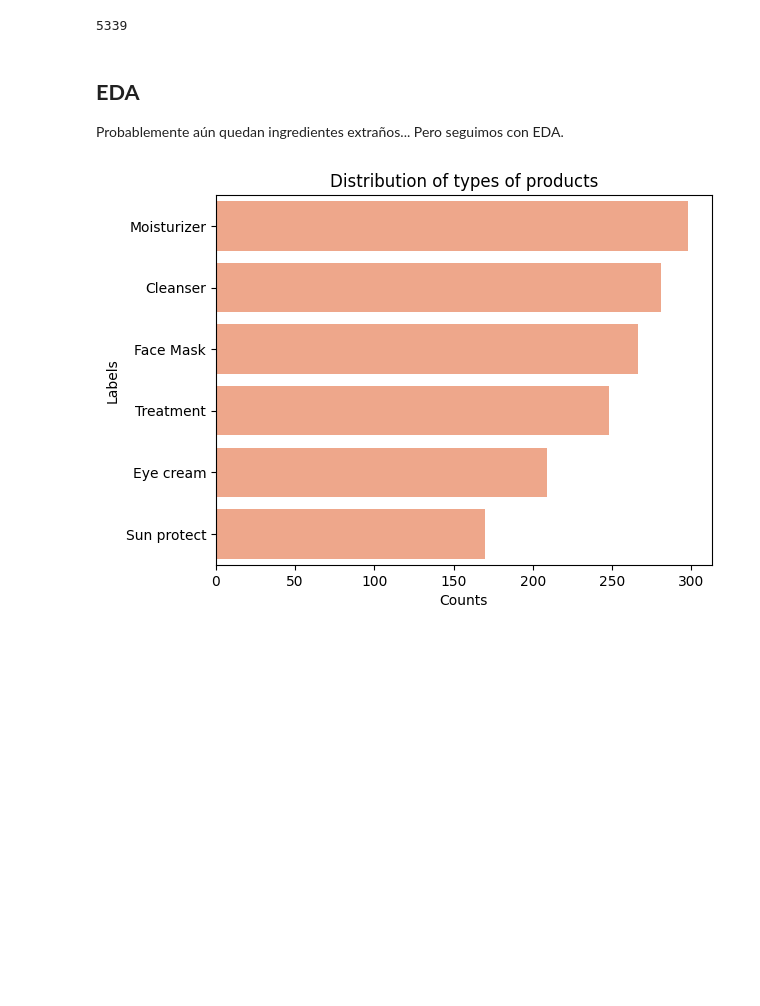
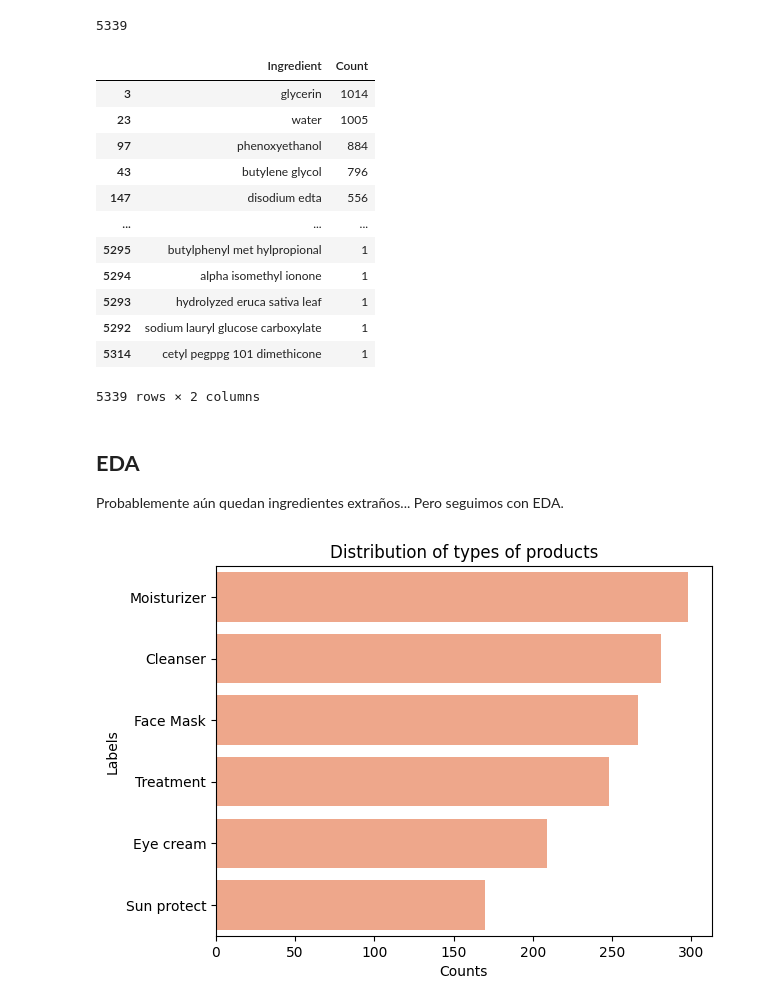
Before and after one commit to Andrea-Coa/dermis, a Jupyter notebook: eda/sephora.ipynb, the cells around one changed output. Drawn from its saved outputs; the diff is of its cells as text; code cells hidden in the pictures; blank space fills up the shorter version.

```diff
--- a/eda/sephora.ipynb
+++ b/eda/sephora.ipynb
@@ -151,3 +166,19 @@ ingredient_counts_df = pd.DataFrame(ingredient_counts.items(), columns=['Ingredi
 len(ingredient_counts)
 # %% [output]
 5339
+# %%
+ingredient_counts_df
+# %% [output]
+|  | Ingredient | Count |
+| 3 | glycerin | 1014 |
+| 23 | water | 1005 |
+| 97 | phenoxyethanol | 884 |
+| 43 | butylene glycol | 796 |
+| 147 | disodium edta | 556 |
+| ... | ... | ... |
+| 5295 | butylphenyl met hylpropional | 1 |
+| 5294 | alpha isomethyl ionone | 1 |
+| 5293 | hydrolyzed eruca sativa leaf | 1 |
+| 5292 | sodium lauryl glucose carboxylate | 1 |
+| 5314 | cetyl pegppg 101 dimethicone | 1 |
+5339 rows × 2 columns
```
Also changed, not shown: parts of 3 cells of this notebook.
